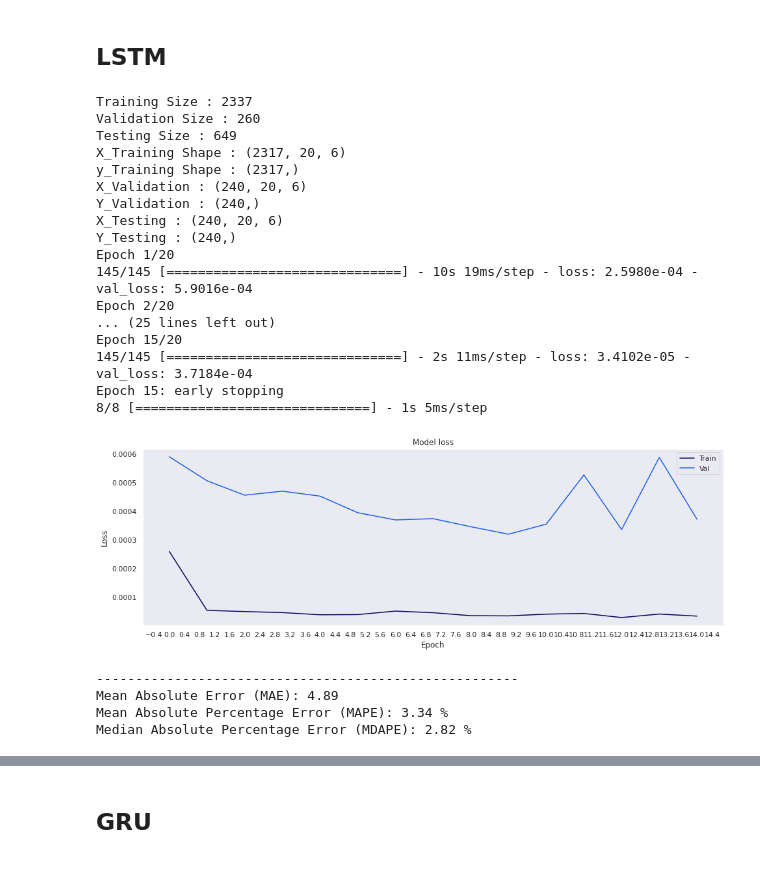
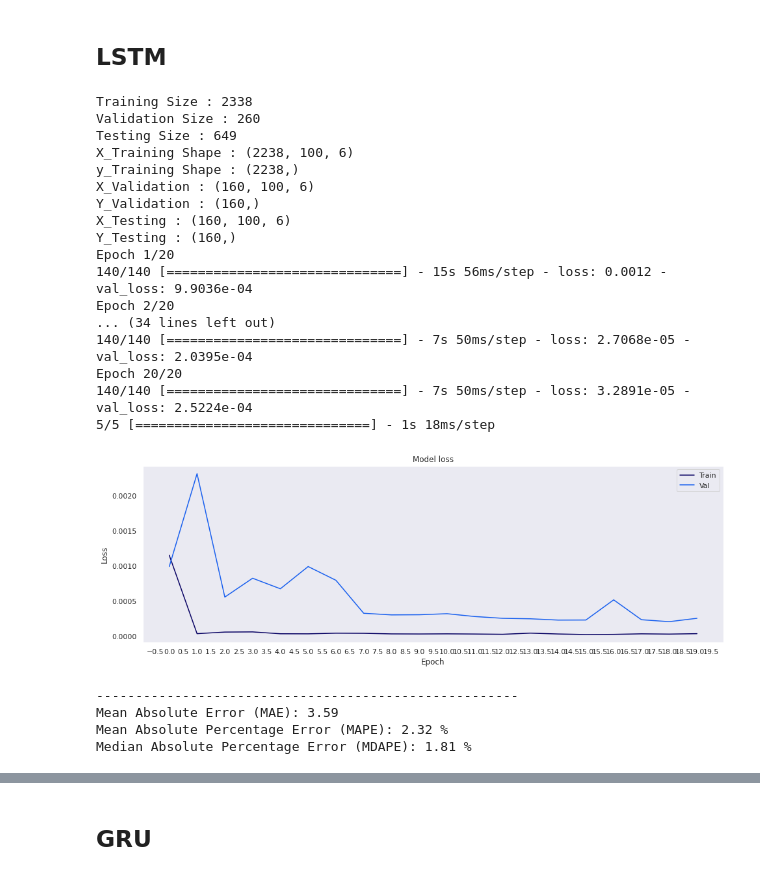
Before and after one commit to Anomaly1702/Ass3_Rnn, a Jupyter notebook: ASS3_RNN.ipynb, the cells around one changed output, grey strips where cells are left out. Cells and saved outputs as stored; diff of their text form; code cells hidden in the pictures.

```diff
--- a/ASS3_RNN.ipynb
+++ b/ASS3_RNN.ipynb
@@ -253,8 +232,8 @@ simple_moving_average_results_df.sort_values(by=['error'])
 end_date =  date.today().strftime("%Y-%m-%d")
 start_date = '2010-01-01'
 symbol = "AAPL"
-data = get_data(symbol, start_date, end_date)
-rolling_window = 8
+data = msft
+rolling_window = 20
 predicted_sma = data.rolling(rolling_window).mean()[rolling_window:]
 true_sma = data[rolling_window:]
 mse = mean_squared_error(true_sma['Close'].values, predicted_sma['Close'].values)
@@ -522,0 +605,28 @@ plt.show()
+# %%
+# The date from which on the date is displayed
+display_start_date = start_d
+train_data_len = len(vrnn.train_set)
+val_data_len = len(vrnn.train_set) + len(vrnn.val_set)
+start=int(train_data_len*.95 + vrnn.sequence_length)
+# Add the difference between the valid and predicted prices
+train = pd.DataFrame(df_Close['Close'][start:train_data_len + 1]).rename(columns={'Close': 'y_train'})
+valid = pd.DataFrame(df_Close['Close'][train_data_len+vrnn.sequence_length:val_data_len]).rename(columns={'Close': 'y_val'})
+valid.insert(1, "y_pred", y_pred, True)
+valid.insert(1, "residuals", valid["y_pred"] - valid["y_val"], True)
+df_union = pd.concat([train, valid])
+
+# Zoom in to a closer timeframe
+df_union_zoom = df_union[df_union.index > display_start_date]
+
+# Create the lineplot
+fig, ax1 = plt.subplots(figsize=(16, 8))
+plt.title("y_pred vs y_val")
+plt.ylabel("Microsoft", fontsize=18)
+sns.set_palette(["#090364", "#1960EF", "#EF5919"])
+sns.lineplot(data=df_union_zoom[['y_pred', 'y_train', 'y_val']], linewidth=1.0, dashes=False, ax=ax1)
+
+# Create the bar plot with the differences
+df_sub = ["#2BC97A" if x > 0 else "#C92B2B" for x in df_union_zoom["residuals"].dropna()]
+ax1.bar(height=df_union_zoom['residuals'].dropna(), x=df_union_zoom['residuals'].dropna().index, width=3, label='residuals', color=df_sub)
+plt.legend()
+plt.show()
@@ -607,52 +719,52 @@ lr=0.001
 batch_size = 16
 epochs = 20
 index_Close = 3
-sequence_length = 20
+sequence_length = 100
 
 lstm = LSTM_cls(index_Close,sequence_length)
 data_scaled,scaler_pred,df_Close,scaler = lstm.pre_processdata(filtered_df)
 x_train,y_train,x_val,y_val,x_test,y_test = lstm.split_data(data_scaled,.2)
 lstm_model = lstm.LSTM_model(x_train,optimizer,lr)
 history,y_pred_scaled,y_pred,y_val_unscaled = lstm.train(lstm_model,epochs,x_train,y_train,x_val,y_val,scaler_pred,batch_size)
 
 # Plot training & validation loss values
 lstm.plot_Loss (history)
 
 print("------------------------------------------------------")
 # Mean Absolute Error (MAE)
 MAE = mean_absolute_error(y_val_unscaled, y_pred)
 print(f'Mean Absolute Error (MAE): {np.round(MAE, 2)}')
 
 # Mean Absolute Percentage Error (MAPE)
 MAPE = np.mean((np.abs(np.subtract(y_val_unscaled, y_pred)/ y_val_unscaled))) * 100
 print(f'Mean Absolute Percentage Error (MAPE): {np.round(MAPE, 2)} %')
 
 # Median Absolute Percentage Error (MDAPE)
 MDAPE = np.median((np.abs(np.subtract(y_val_unscaled, y_pred)/ y_val_unscaled)) ) * 100
 print(f'Median Absolute Percentage Error (MDAPE): {np.round(MDAPE, 2)} %')
 # %% [output]
-Training Size : 2337
+Training Size : 2338
 Validation Size : 260
 Testing Size : 649
-X_Training Shape : (2317, 20, 6)
-y_Training Shape : (2317,)
-X_Validation : (240, 20, 6)
-Y_Validation : (240,)
-X_Testing : (240, 20, 6)
-Y_Testing : (240,)
+X_Training Shape : (2238, 100, 6)
+y_Training Shape : (2238,)
+X_Validation : (160, 100, 6)
+Y_Validation : (160,)
+X_Testing : (160, 100, 6)
+Y_Testing : (160,)
 Epoch 1/20
-145/145 [==============================] - 10s 19ms/step - loss: 2.5980e-04 - val_loss: 5.9016e-04
+140/140 [==============================] - 15s 56ms/step - loss: 0.0012 - val_loss: 9.9036e-04
 Epoch 2/20
-... (25 lines left out)
-Epoch 15/20
-145/145 [==============================] - 2s 11ms/step - loss: 3.4102e-05 - val_loss: 3.7184e-04
-Epoch 15: early stopping
-8/8 [==============================] - 1s 5ms/step
+... (34 lines left out)
+140/140 [==============================] - 7s 50ms/step - loss: 2.7068e-05 - val_loss: 2.0395e-04
+Epoch 20/20
+140/140 [==============================] - 7s 50ms/step - loss: 3.2891e-05 - val_loss: 2.5224e-04
+5/5 [==============================] - 1s 18ms/step
-[figure, old version]
+[figure, new version]
 ------------------------------------------------------
-Mean Absolute Error (MAE): 4.89
-Mean Absolute Percentage Error (MAPE): 3.34 %
-Median Absolute Percentage Error (MDAPE): 2.82 %
+Mean Absolute Error (MAE): 3.59
+Mean Absolute Percentage Error (MAPE): 2.32 %
+Median Absolute Percentage Error (MDAPE): 1.81 %
 # %%
 # The date from which on the date is displayed
 display_start_date = start_d
```
Also changed, not shown: parts of 18 cells of this notebook.
